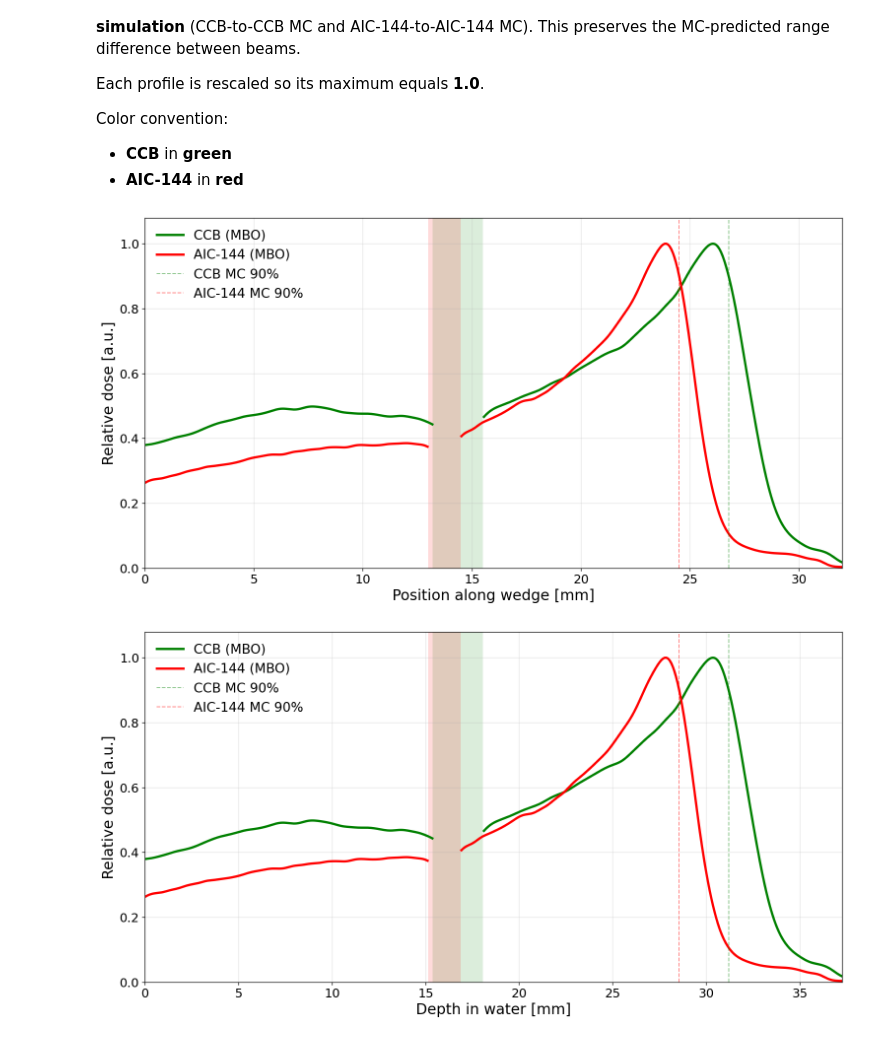
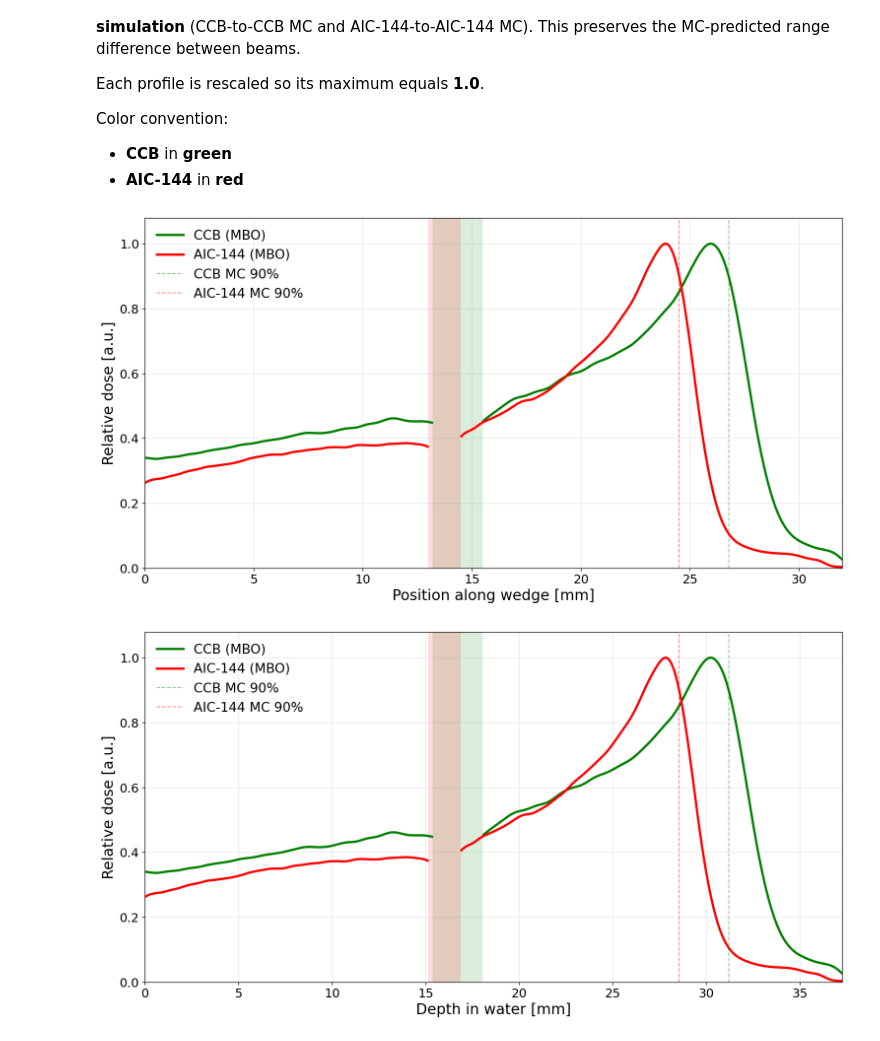
Before and after one commit to grzanka/osl_mb_foils, a Jupyter notebook: notebooks/pub_something_2026/1.3-aic144-ccb-dose-profiles-mbo.ipynb, the cells around one changed output. Cells and saved outputs as stored; diff of their text form; code cells hidden in the pictures.

```diff
--- a/notebooks/pub_something_2026/1.3-aic144-ccb-dose-profiles-mbo.ipynb
+++ b/notebooks/pub_something_2026/1.3-aic144-ccb-dose-profiles-mbo.ipynb
@@ -29,9 +29,16 @@ if not (repo_root / "notebooks" / "pub_something_2026").exists():
 base_root = repo_root / "notebooks" / "pub_something_2026"
 foil_root = base_root / "mbo_foils"
 mc_root = base_root / "mc"
+# Prefer fresh MBO profiles produced by the CLI pipeline; fall back
+# to the notebook-local cached CSVs in `mbo_foils/`.
+mbo_pipeline_dir = repo_root / "output" / "pub2026" / "mbo" / "data"
 
-ccb_file = foil_root / "mbo_profile_ccb.csv"
-aic_file = foil_root / "mbo_profile_aic144.csv"
+def _pick(name):
+    fresh = mbo_pipeline_dir / name
+    return fresh if fresh.exists() else foil_root / name
+
+ccb_file = _pick("mbo_profile_ccb.csv")
+aic_file = _pick("mbo_profile_aic144.csv")
 mc_ccb_file = mc_root / "mc_ccb_big.csv"
 mc_aic_file = mc_root / "mc_aic144_big.csv"
 
@@ -130,32 +137,32 @@ ax.legend(frameon=False)
 plt.tight_layout()
 plt.show()
 
 # Plot 2: water-equivalent depth [mm]
 ccb_plot["x_water_mm"] = ccb_plot["x_aligned_mm"] * WATER_EQ_FACTOR
 aic_plot["x_water_mm"] = aic_plot["x_aligned_mm"] * WATER_EQ_FACTOR
 mc_ccb_range_90_water = mc_ccb_range_90 * WATER_EQ_FACTOR
 mc_aic_range_90_water = mc_aic_range_90 * WATER_EQ_FACTOR
 
 fig, ax = plt.subplots(figsize=(13, 7), dpi=120)
 
 ax.axvspan(CCB_BUMP_MIN_MM * WATER_EQ_FACTOR, CCB_BUMP_MAX_MM * WATER_EQ_FACTOR, color="green", alpha=BUMP_BAND_ALPHA, linewidth=0)
 ax.axvspan(AIC_BUMP_MIN_MM * WATER_EQ_FACTOR, AIC_BUMP_MAX_MM * WATER_EQ_FACTOR, color="red", alpha=BUMP_BAND_ALPHA, linewidth=0)
 
 ax.plot(ccb_plot["x_water_mm"], ccb_plot["relative_dose"], color="green", linewidth=2.8, label="CCB (MBO)")
 ax.plot(aic_plot["x_water_mm"], aic_plot["relative_dose"], color="red", linewidth=2.8, label="AIC-144 (MBO)")
 
 ax.axvline(mc_ccb_range_90_water, color="green", linestyle="--", linewidth=1.2, alpha=0.45, label="CCB MC 90%")
 ax.axvline(mc_aic_range_90_water, color="red", linestyle="--", linewidth=1.2, alpha=0.45, label="AIC-144 MC 90%")
 
 ax.set_xlabel("Depth in water [mm]")
 ax.set_ylabel("Relative dose [a.u.]")
 ax.set_xlim(0, 32 * WATER_EQ_FACTOR)
 ax.set_ylim(0, 1.08)
 ax.grid(True, alpha=0.3)
 ax.legend(frameon=False)
 
 plt.tight_layout()
 plt.show()
 # %% [output]
-[figure, old version]
+[figure, new version]
-[figure, old version]
+[figure, new version]
```
Also changed, not shown: 4 other files.
